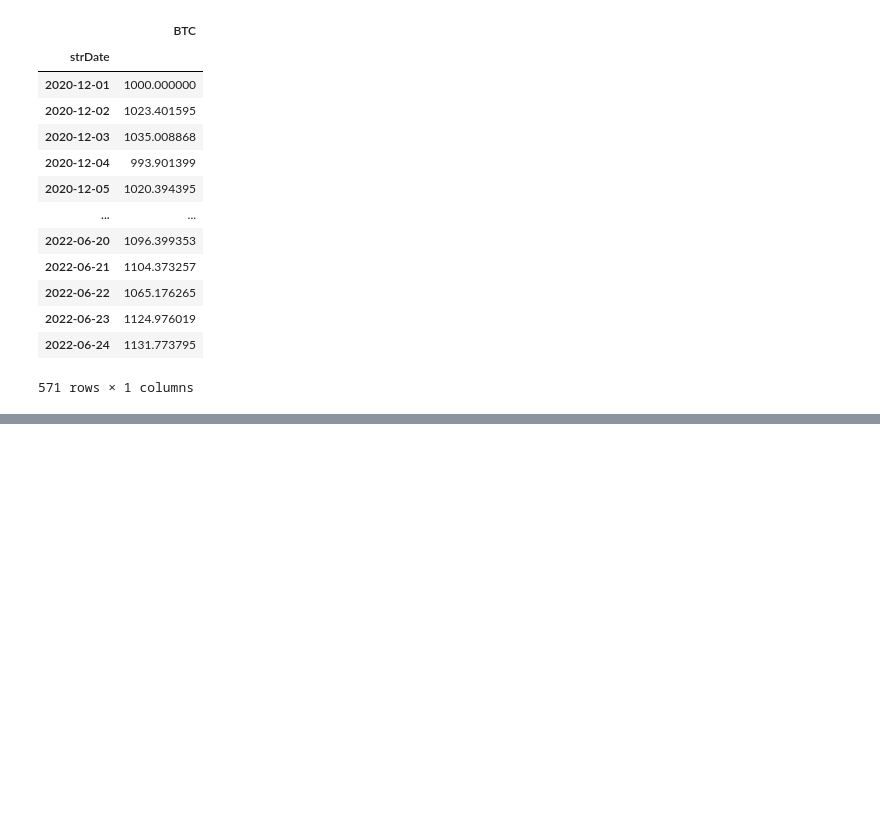
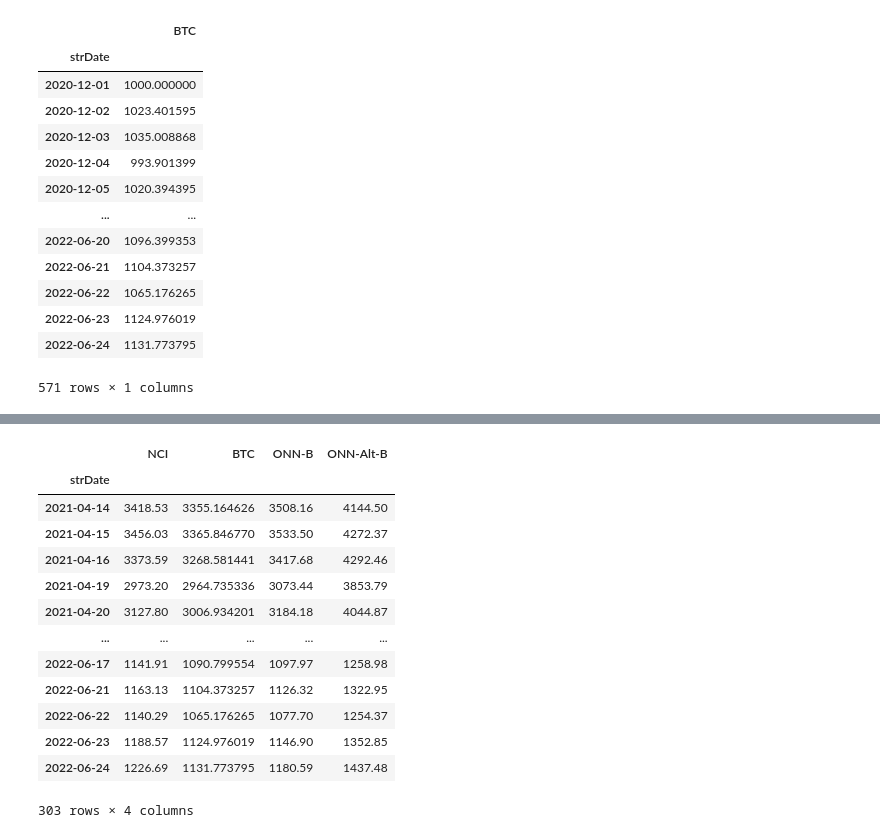
Before and after one commit to srmq/onn-indices, a Jupyter notebook: onn-b/exploreIndices.ipynb, the cells around one changed output, grey strips where cells are left out. Drawn from its saved outputs; the diff is of its cells as text; code cells hidden in the pictures; blank space fills up the shorter version.

```diff
--- a/onn-b/exploreIndices.ipynb
+++ b/onn-b/exploreIndices.ipynb
@@ -63,0 +76,17 @@ df.plot(figsize=(12,8), colormap='plasma');
+# %%
+df
+# %% [output]
+|  | NCI | BTC | ONN-B | ONN-Alt-B |
+| strDate |  |  |  |  |
+| 2021-04-14 | 3418.53 | 3355.164626 | 3508.16 | 4144.50 |
+| 2021-04-15 | 3456.03 | 3365.846770 | 3533.50 | 4272.37 |
+| 2021-04-16 | 3373.59 | 3268.581441 | 3417.68 | 4292.46 |
+| 2021-04-19 | 2973.20 | 2964.735336 | 3073.44 | 3853.79 |
+| 2021-04-20 | 3127.80 | 3006.934201 | 3184.18 | 4044.87 |
+| ... | ... | ... | ... | ... |
+| 2022-06-17 | 1141.91 | 1090.799554 | 1097.97 | 1258.98 |
+| 2022-06-21 | 1163.13 | 1104.373257 | 1126.32 | 1322.95 |
+| 2022-06-22 | 1140.29 | 1065.176265 | 1077.70 | 1254.37 |
+| 2022-06-23 | 1188.57 | 1124.976019 | 1146.90 | 1352.85 |
+| 2022-06-24 | 1226.69 | 1131.773795 | 1180.59 | 1437.48 |
+303 rows × 4 columns
```
Also changed, not shown: parts of 4 cells of this notebook, 16 other files.
